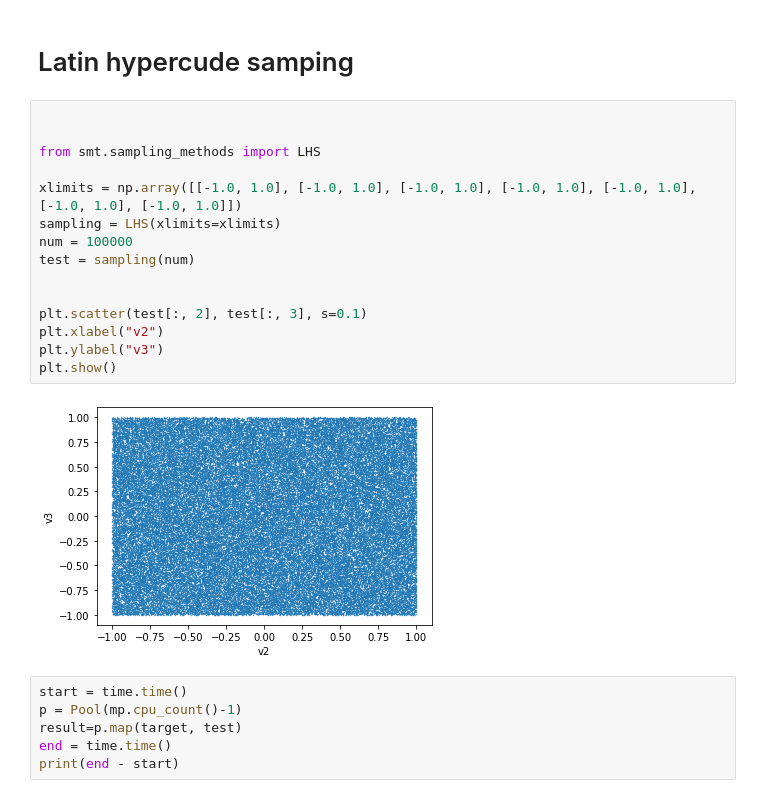
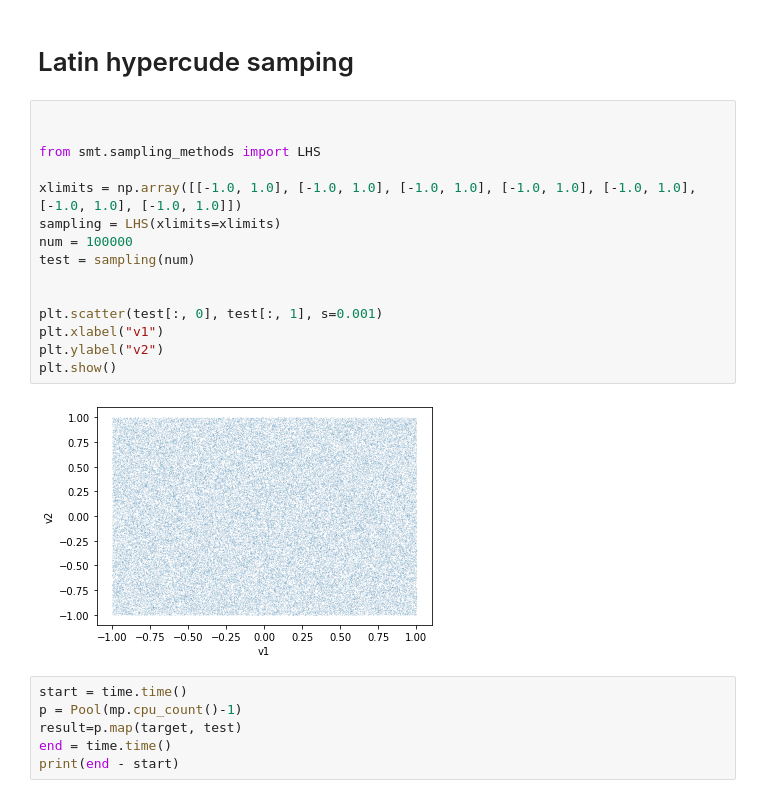
Before and after one commit to someoneinthecrowd/Microroller_Fields, a Jupyter notebook: 4para_try.ipynb, the cells around one changed output. Cells and saved outputs as stored; diff of their text form.

```diff
--- a/4para_try.ipynb
+++ b/4para_try.ipynb
@@ -229,20 +229,20 @@ print(Target)
 # %%
 
 
 from smt.sampling_methods import LHS
 
 xlimits = np.array([[-1.0, 1.0], [-1.0, 1.0], [-1.0, 1.0], [-1.0, 1.0], [-1.0, 1.0], [-1.0, 1.0], [-1.0, 1.0]])
 sampling = LHS(xlimits=xlimits)
 num = 100000
 test = sampling(num)
 
 
-plt.scatter(test[:, 2], test[:, 3], s=0.1)
-plt.xlabel("v2")
-plt.ylabel("v3")
+plt.scatter(test[:, 0], test[:, 1], s=0.001)
+plt.xlabel("v1")
+plt.ylabel("v2")
 plt.show()
 # %% [output]
-[figure, old version]
+[figure, new version]
 # %%
 start = time.time()
 p = Pool(mp.cpu_count()-1)
```
Also changed, not shown: parts of 11 cells of this notebook.
